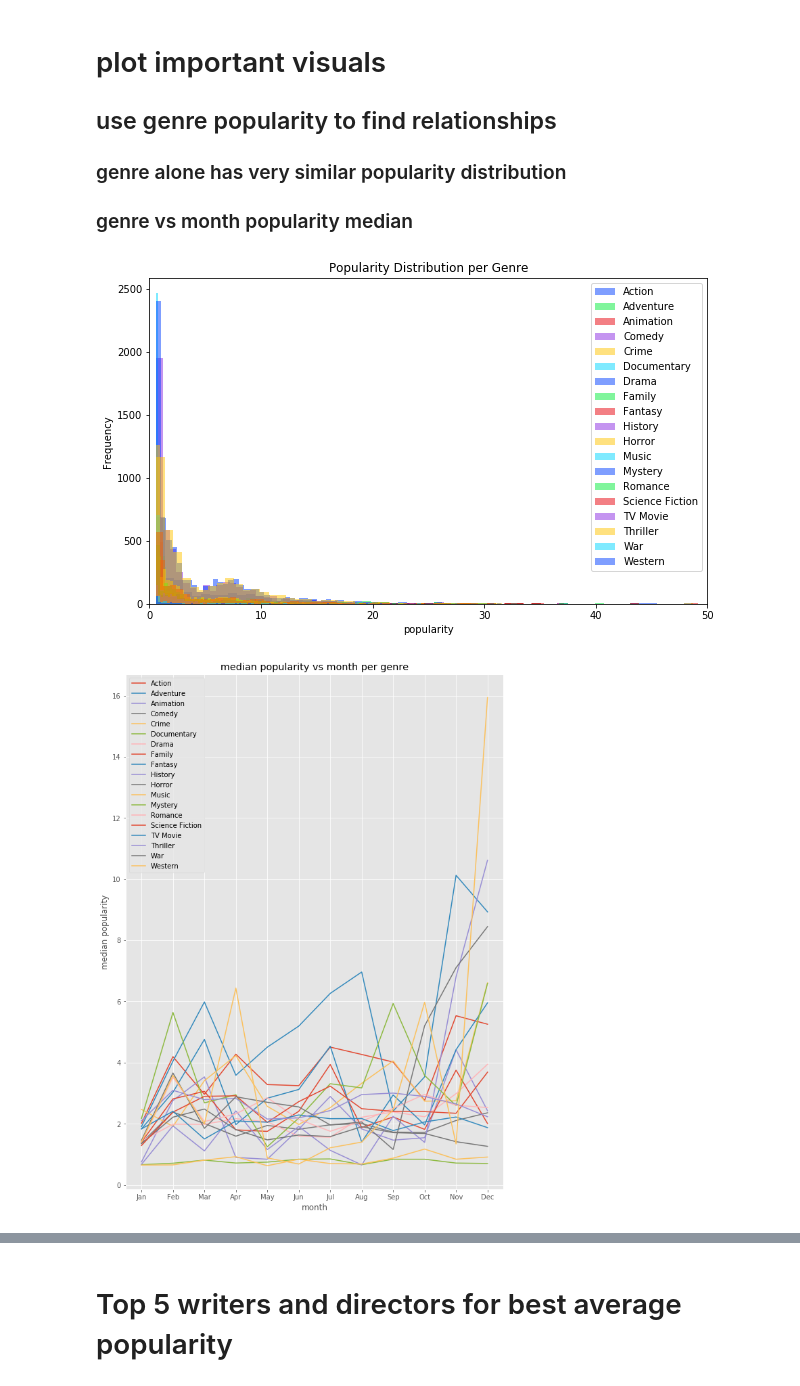
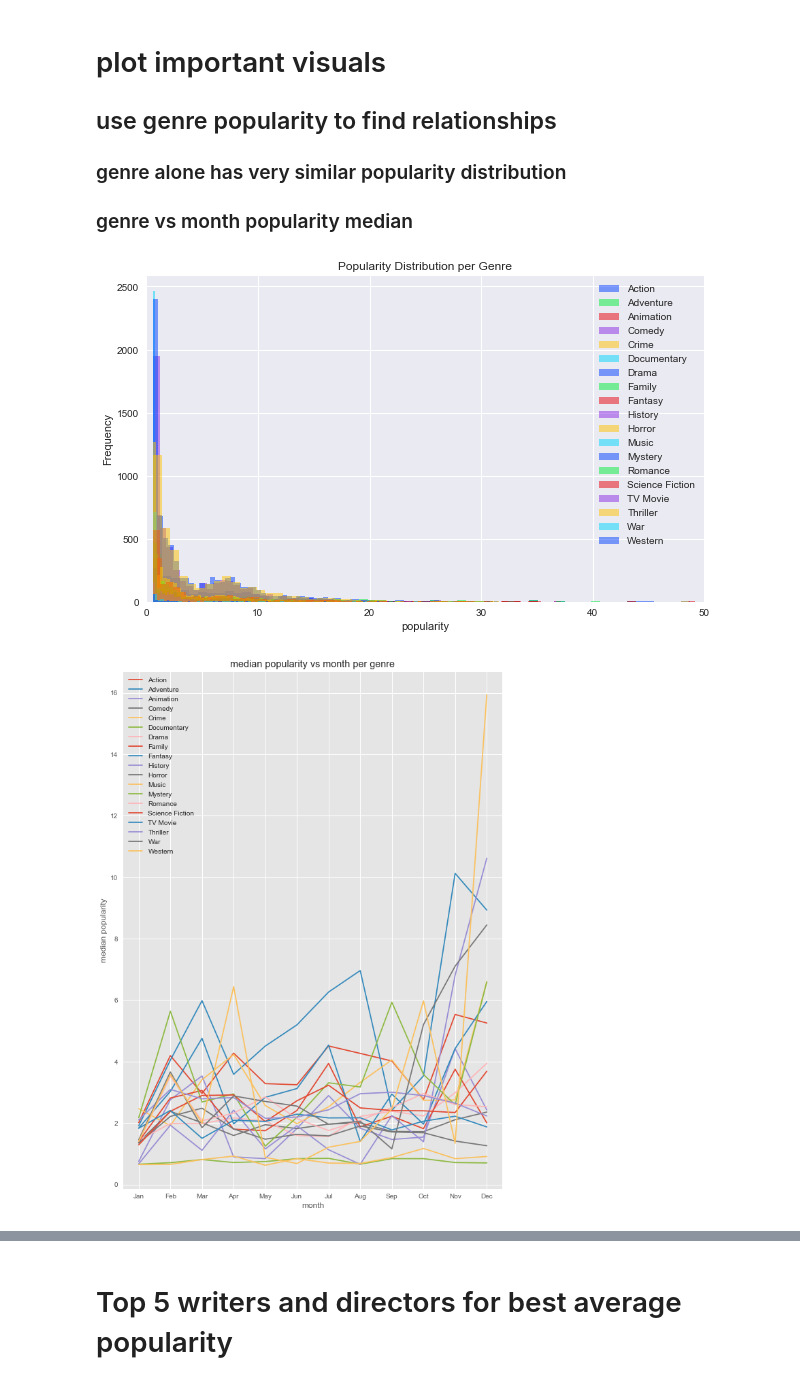
Before and after one commit to mzhou356/dc_ds_06_03_mod1_project, a Jupyter notebook: Movie Project-Detailed Data Processing .ipynb, the cells around one changed output, grey strips where cells are left out. Saved outputs shown, nothing was run; the diff lists cells and outputs as text; code cells hidden in the pictures.

```diff
--- a/Movie Project-Detailed Data Processing .ipynb
+++ b/Movie Project-Detailed Data Processing .ipynb
@@ -6,5 +6,7 @@ import pandas as pd
 import numpy as np
 import matplotlib.pyplot as plt
 import seaborn as sns
+import datetime as dt
 %matplotlib inline
+plt.style.use('seaborn')
 pd.set_option('display.precision', 3)
@@ -276,26 +479,26 @@ plt.legend()
 plt.show()
 # appear to have the same popularity distribution
 # %% [output]
-[figure, old version]
+[figure, new version]
 # %%
 # distribution of genres appear to be skewed so we will use median not mean
 # create groupby dataframe
 genre_popularity_month = genre_popularity.groupby(
-    ['genres', 'month'])['popularity'].reset_index()
+    ['genres', 'month'])['popularity'].median().reset_index()
 # use pivot to make into a long format
 genre_popularity_month = genre_popularity_month.pivot(
     index='month', columns='genres', values='popularity')
 plt.style.use('ggplot')
 fig, ax = plt.subplots(figsize=(10, 14))
 genre_popularity_month.plot(ax=ax)
 plt.title('median popularity vs month per genre')
 plt.xlabel('month')
 plt.xticks(list(range(1, 13)), ['Jan', 'Feb', 'Mar', 'Apr',
                                 'May', 'Jun', 'Jul', 'Aug', 'Sep', 'Oct', 'Nov', 'Dec'])
 plt.xlim([0.5, 12.5])
 plt.ylabel('median popularity')
 plt.legend(loc='upper left')
 plt.show()
 # except for western the genres appear to be doing the same throughout the months
 # %% [output]
-[figure, old version]
+[figure, new version]
```
Also changed, not shown: parts of 23 cells of this notebook, 1 other file.
